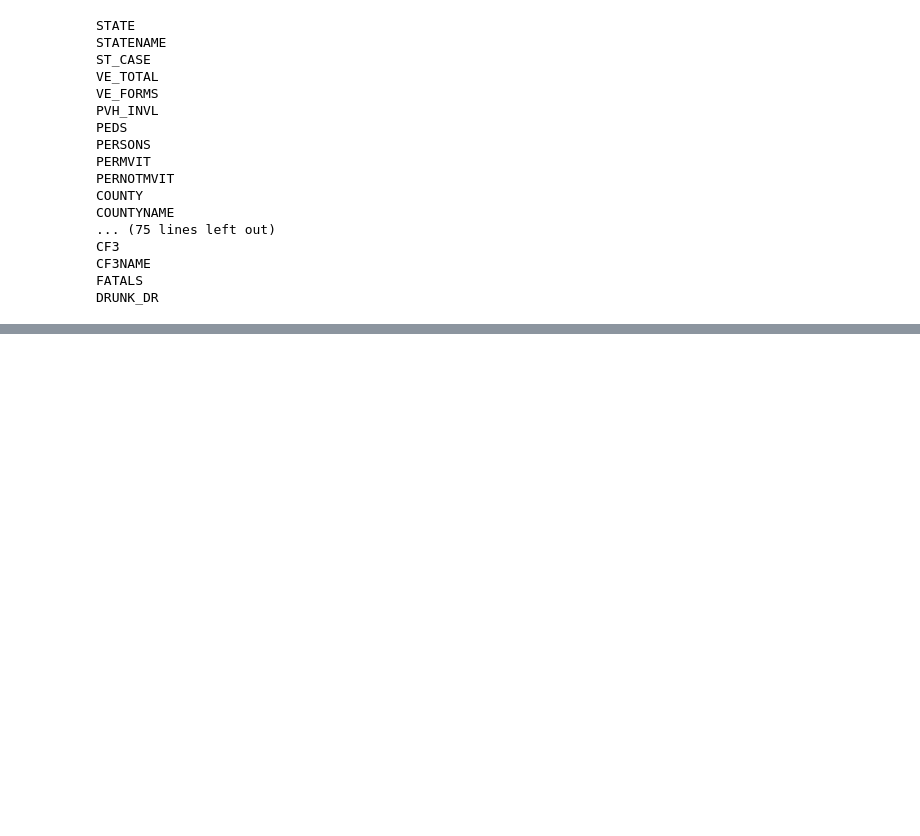
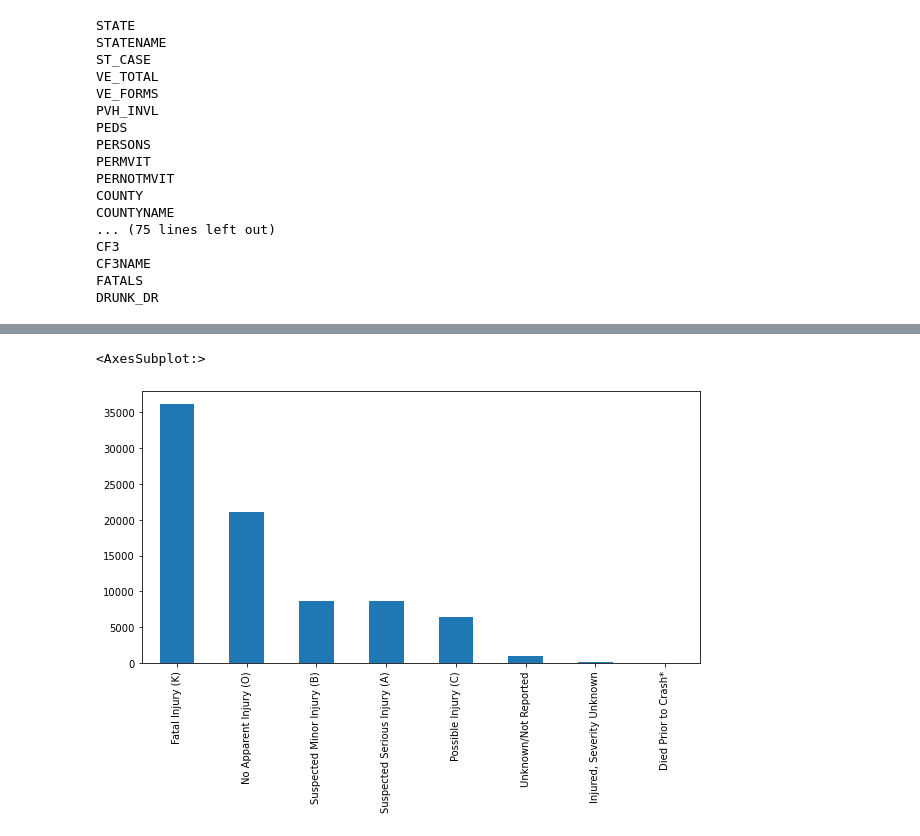
Before and after one commit to joshrrosen/PPOL564-Final-Project, a Jupyter notebook: MISC_Viz.ipynb, the cells around one changed output, grey strips where cells are left out. Saved outputs shown, nothing was run; the diff lists cells and outputs as text; code cells hidden in the pictures; blank space fills up the shorter version.

```diff
--- a/MISC_Viz.ipynb
+++ b/MISC_Viz.ipynb
@@ -252,0 +269,9 @@ DRUNK_DR
+# %%
+test = All2019[["HELM_USENAME", "INJ_SEVNAME"]]
+test1 = test.groupby('HELM_USENAME')['INJ_SEVNAME'].sum()
+test2 = pd.DataFrame(test1)
+test2 = test2.reset_index()
+
+test.head()
+
+#figure out a Viz way :/
@@ -252,0 +296,5 @@ DRUNK_DR
+# %%
+test['INJ_SEVNAME'].value_counts().plot(kind='bar')
+# %% [output]
+<AxesSubplot:>
+[figure, added]
```
Also changed, not shown: parts of 16 cells of this notebook.
